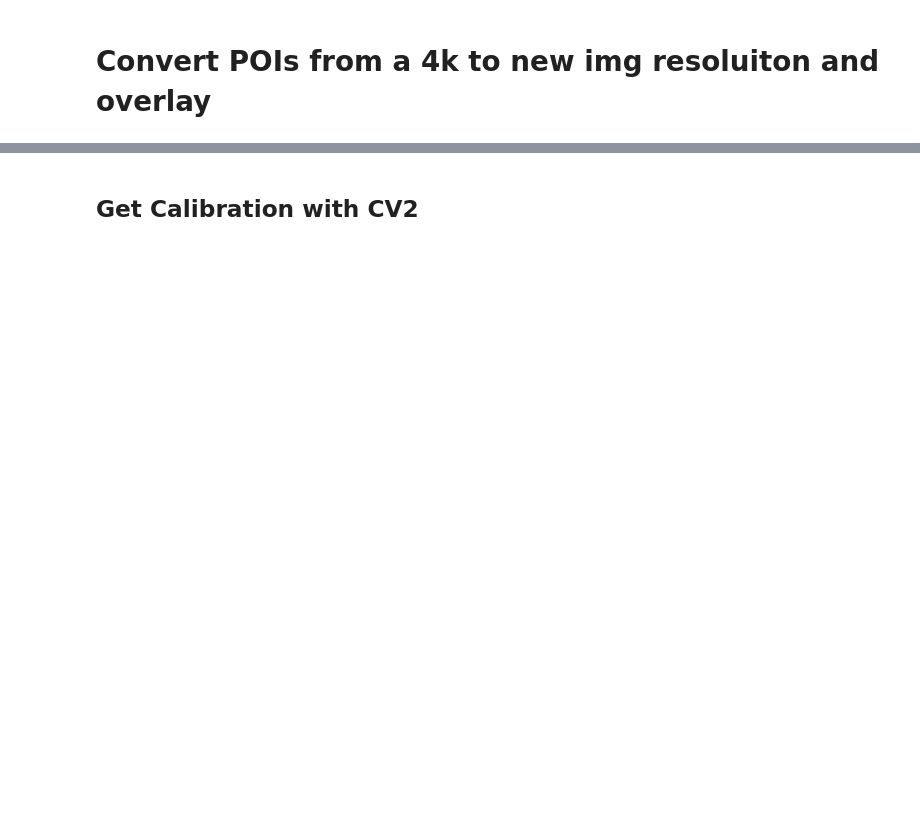
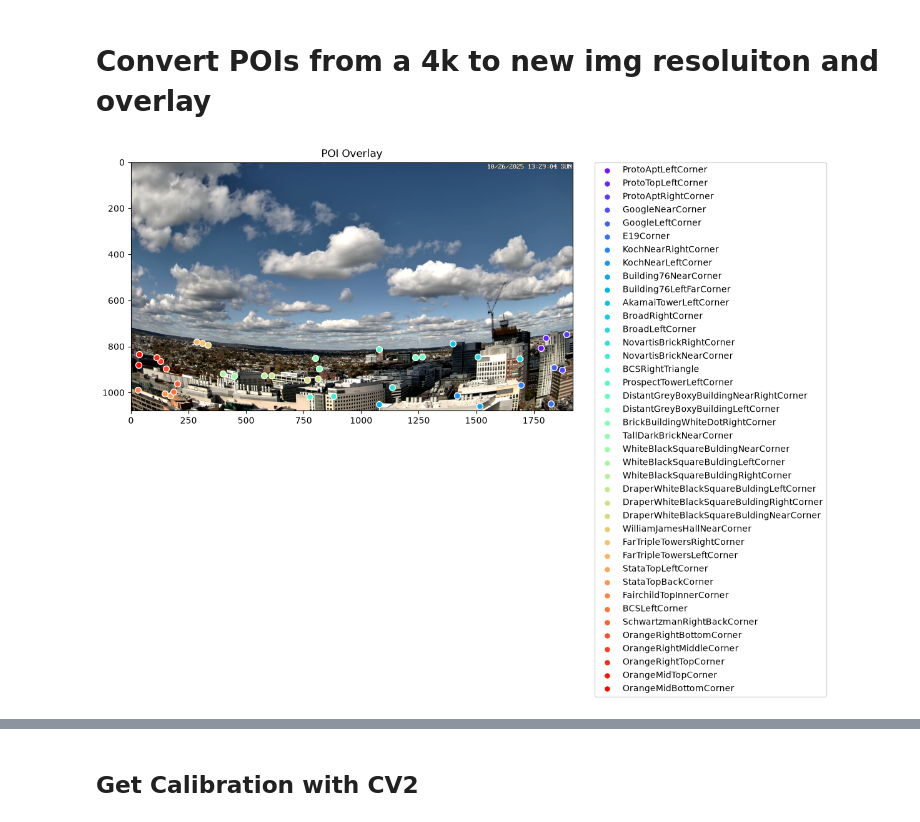
Before and after one commit to cjj-mids/w281-assignment-1, a Jupyter notebook: assignment1.ipynb, the cells around one changed output, grey strips where cells are left out. Saved outputs shown, nothing was run; the diff lists cells and outputs as text; code cells hidden in the pictures; blank space fills up the shorter version.

```diff
--- a/assignment1.ipynb
+++ b/assignment1.ipynb
@@ -419,39 +420,41 @@ import matplotlib.cm as cm
 
 # X and Y point position values are measured from a 4k image. (3840 x 2160)
 # The frame you are provided is different. You will need to downscale the positions
-#TODO: Calculate Scaling Factor from 4k to new resolution;
-#scaling_factor = ... #convert from a 4k set of positions.
+scaling_factor = image_height / 2160
+assert scaling_factor == image_width / 3840, "Scaling factor differs by axis!"
 
 # Save these as x_cam_scaled and y_cam_scaled
 pois_df['x_cam_scaled'] = pois_df['x_cam'] * scaling_factor
 pois_df['y_cam_scaled'] = pois_df['y_cam'] * scaling_factor
 
 #  Plotting
 plt.figure(figsize=(12, 10))
 plt.imshow(frame)
 
 # Iterate through rows and colors together
 colors = cm.rainbow(np.linspace(0, 1, len(pois_df)))
 for (index, row), color in zip(pois_df.iterrows(), colors):
     if index == 0:
         continue
 
     # Coordinate transformation
     x, y = int(row['x_cam_scaled']), int(row['y_cam_scaled'])
 
     #print points
     plt.scatter(x, y,
                 color=color,
                 s=50,            # Size of the dot
                 label=row['Note'], # This is used for the legend
                 edgecolors='white') # Adds a white ring to make it pop
 
 # Create Legend - bbox_to_anchor moves the legend outside the image so it doesn't cover data
 plt.legend(bbox_to_anchor=(1.05, 1), loc='upper left', borderaxespad=0.)
 
 plt.title("POI Overlay")
 plt.tight_layout() # Adjusts frame to fit the external legend
 plt.show()
+# %% [output]
+[figure, added]
 # %%
 camera_gps = pois_df[['lat','lon','alt']].iloc[0].values
 n_test_rows = 4
```
Also changed, not shown: parts of 6 cells of this notebook.
